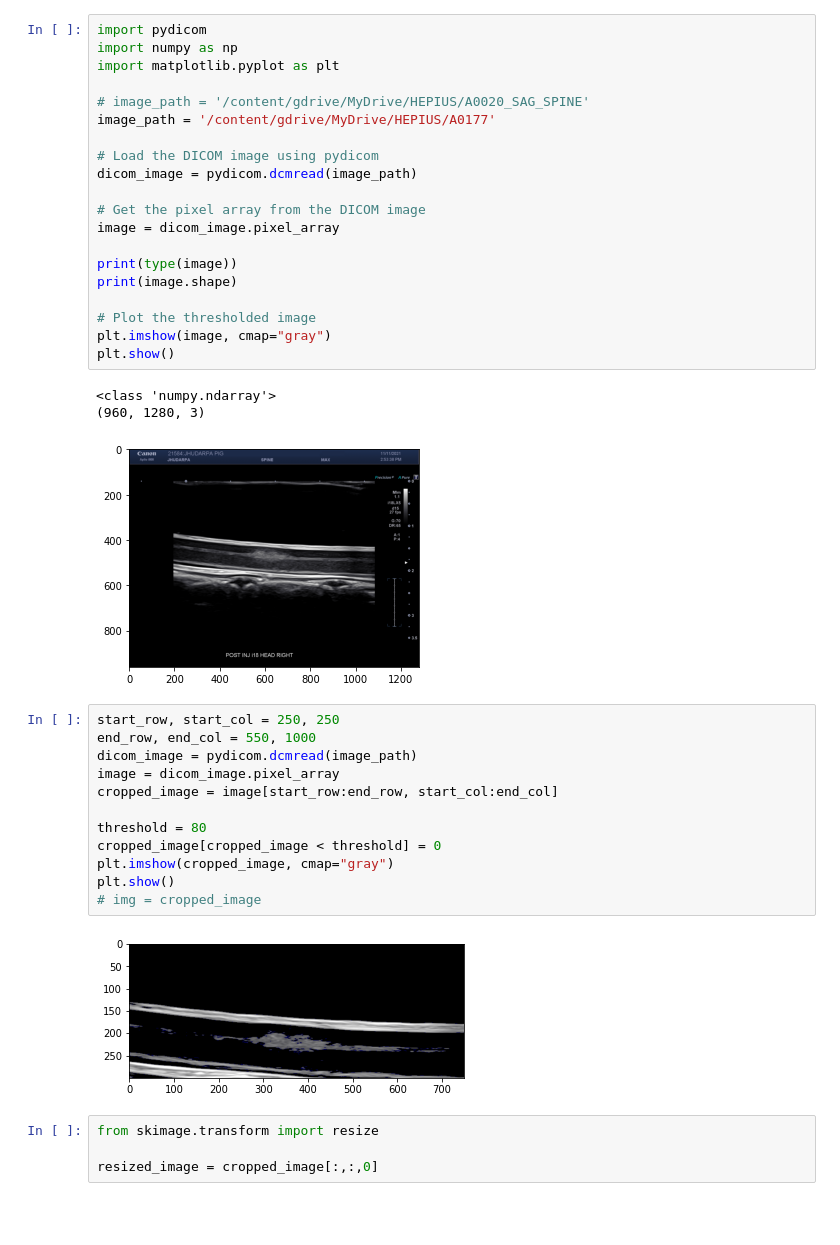
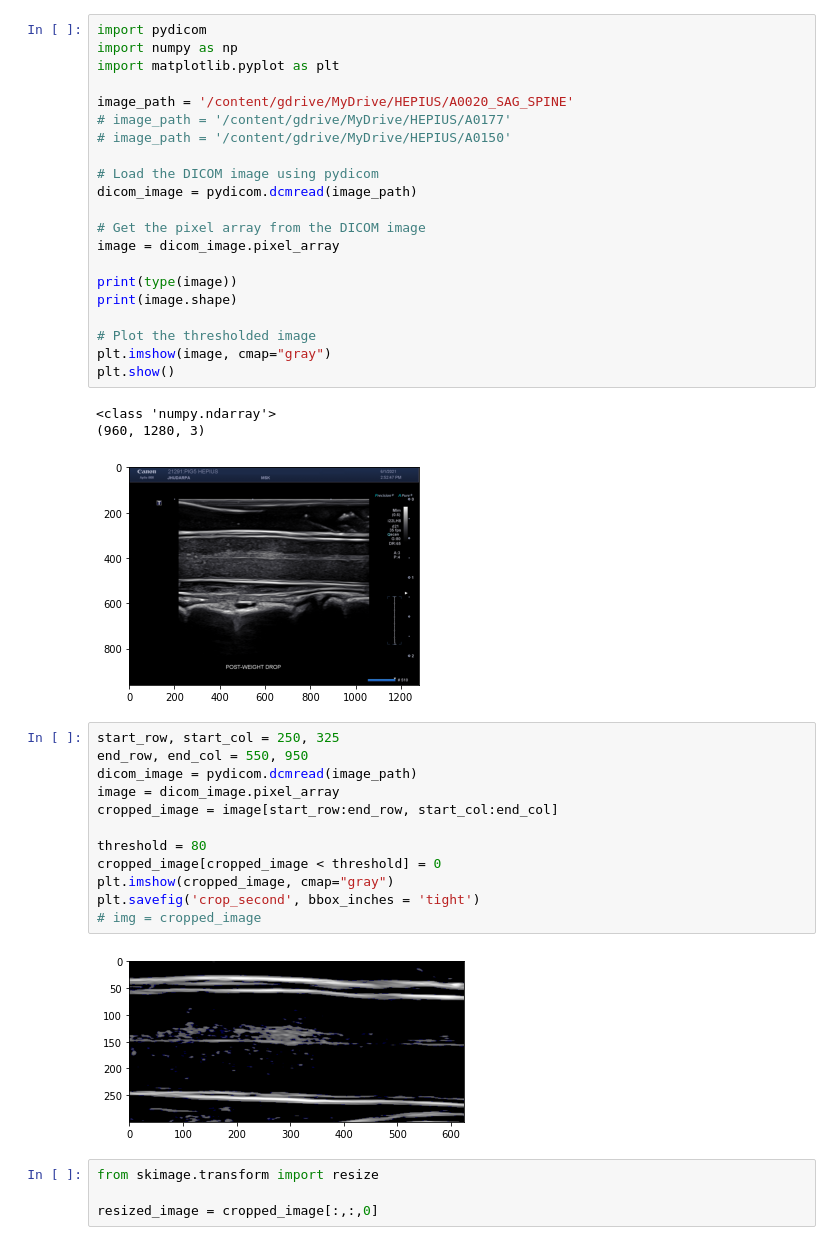
Before and after one commit to avishakumar21/optimal-placement, a Jupyter notebook: final_sagittal_seg_kunal.ipynb, the cells around one changed output. Drawn from its saved outputs; the diff is of its cells as text; blank space fills up the shorter version.

```diff
--- a/final_sagittal_seg_kunal.ipynb
+++ b/final_sagittal_seg_kunal.ipynb
@@ -17,8 +14,9 @@ import pydicom
 import numpy as np
 import matplotlib.pyplot as plt
 
-# image_path = '/content/gdrive/MyDrive/HEPIUS/A0020_SAG_SPINE'
-image_path = '/content/gdrive/MyDrive/HEPIUS/A0177'
+image_path = '/content/gdrive/MyDrive/HEPIUS/A0020_SAG_SPINE'
+# image_path = '/content/gdrive/MyDrive/HEPIUS/A0177'
+# image_path = '/content/gdrive/MyDrive/HEPIUS/A0150'
 
 # Load the DICOM image using pydicom
 dicom_image = pydicom.dcmread(image_path)
@@ -35,21 +33,21 @@ plt.show()
 # %% [output]
 <class 'numpy.ndarray'>
 (960, 1280, 3)
-[figure, old version]
+[figure, new version]
 # %%
-start_row, start_col = 250, 250
-end_row, end_col = 550, 1000
+start_row, start_col = 250, 325
+end_row, end_col = 550, 950
 dicom_image = pydicom.dcmread(image_path)
 image = dicom_image.pixel_array
 cropped_image = image[start_row:end_row, start_col:end_col]
 
 threshold = 80
 cropped_image[cropped_image < threshold] = 0
 plt.imshow(cropped_image, cmap="gray")
-plt.show()
+plt.savefig('crop_second', bbox_inches = 'tight')
 # img = cropped_image
 # %% [output]
-[figure, old version]
+[figure, new version]
 # %%
 from skimage.transform import resize
 
```
Also changed, not shown: parts of 6 cells of this notebook.
